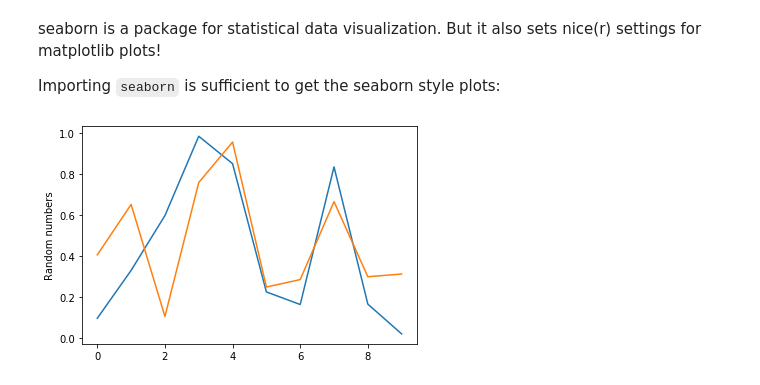
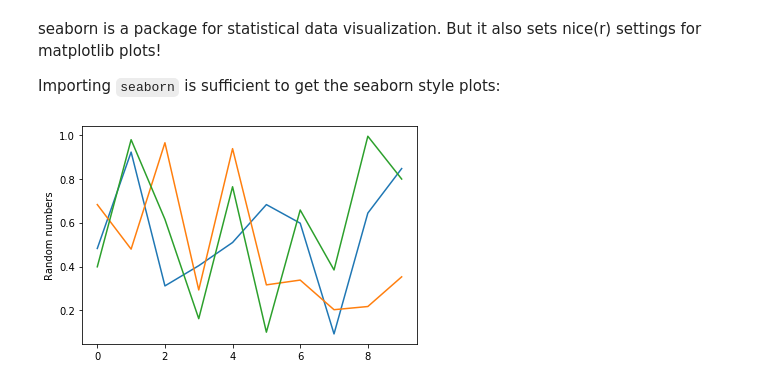
Before and after one commit to UiO-IN3110/UiO-IN3110.github.io, a Jupyter notebook: lectures/05-numerical-python/05_numerical_python.ipynb, the cells around one changed output. Saved outputs shown, nothing was run; the diff lists cells and outputs as text; code cells hidden in the pictures.

```diff
--- a/lectures/05-numerical-python/05_numerical_python.ipynb
+++ b/lectures/05-numerical-python/05_numerical_python.ipynb
@@ -884,11 +714,12 @@ Importing `seaborn` is sufficient to get the seaborn style plots:
 # %%
 from matplotlib import pyplot as plt
 import numpy as np
 import seaborn
 
 plt.plot(np.random.random(10))
 plt.plot(np.random.random(10))
+plt.plot(np.random.random(10))
 plt.ylabel('Random numbers')
 plt.show()
 # %% [output]
-[figure, old version]
+[figure, new version]
```
Also changed, not shown: parts of 66 cells of this notebook, 5 other files.
